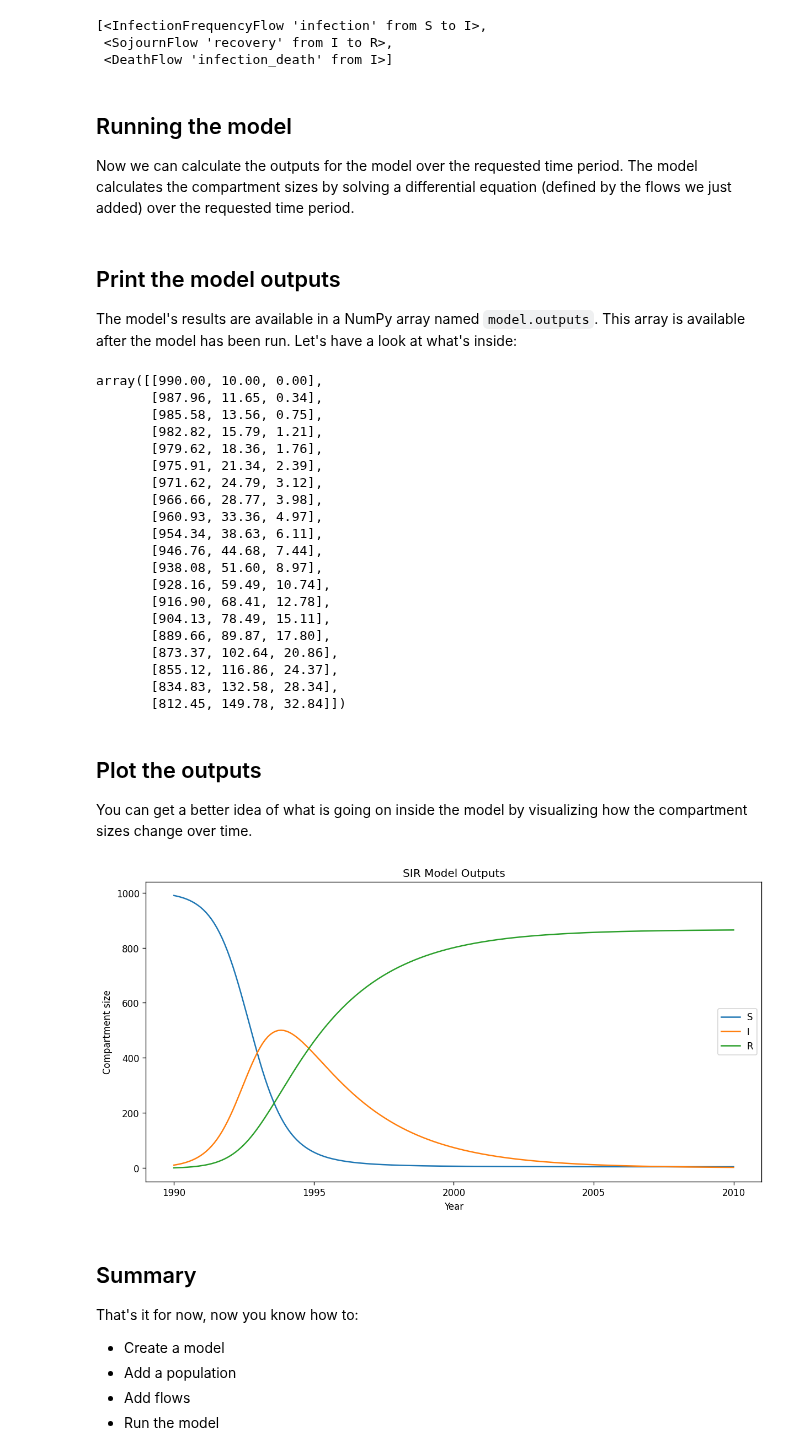
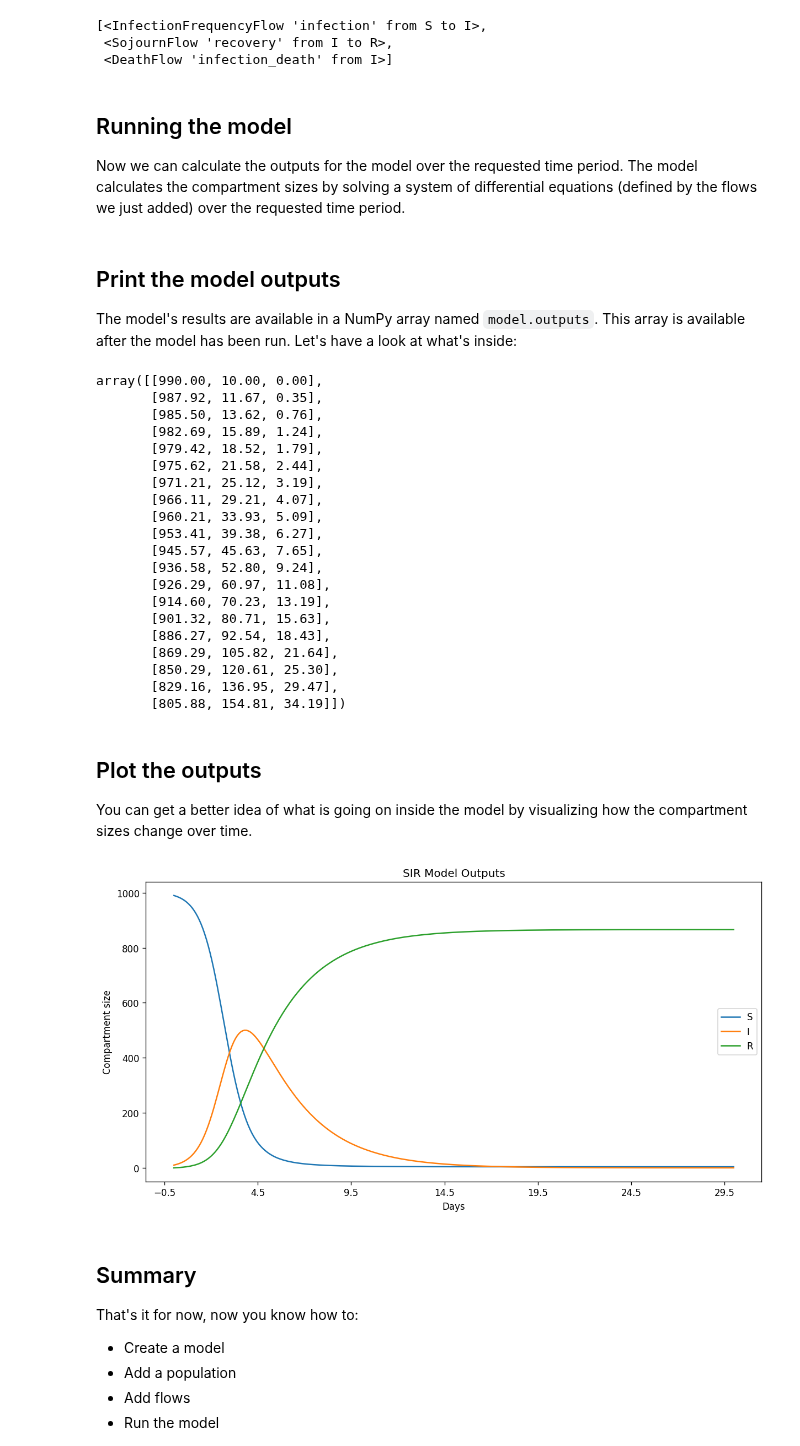
Before and after one commit to monash-emu/summer, a Jupyter notebook: docs/examples/1-basic-model.ipynb, the cells around one changed output. Drawn from its saved outputs; the diff is of its cells as text; code cells hidden in the pictures.

```diff
--- a/docs/examples/1-basic-model.ipynb
+++ b/docs/examples/1-basic-model.ipynb
@@ -14,7 +14,7 @@ First, let's import the summer library and create a new [CompartmentalModel](/ap
 from summer import CompartmentalModel
 
 model = CompartmentalModel(
-    times=[1990, 2010],
+    times=[0, 30],
     compartments=["S", "I", "R"],
     infectious_compartments=["I"],
     timestep=0.1,
@@ -67,7 +67,7 @@ model._flows
 ## Running the model
 
 Now we can calculate the outputs for the model over the requested time period.
-The model calculates the compartment sizes by solving a differential equation (defined by the flows we just added) over the requested time period.
+The model calculates the compartment sizes by solving a system of differential equations (defined by the flows we just added) over the requested time period.
 # %%
 model.run()
 # %% [markdown]
@@ -84,25 +84,25 @@ np.set_printoptions(formatter={'all': lambda f: f"{f:0.2f}"})
 model.outputs[:20]
 # %% [output]
 array([[990.00, 10.00, 0.00],
-       [987.96, 11.65, 0.34],
-       [985.58, 13.56, 0.75],
-       [982.82, 15.79, 1.21],
-       [979.62, 18.36, 1.76],
-       [975.91, 21.34, 2.39],
-       [971.62, 24.79, 3.12],
-       [966.66, 28.77, 3.98],
-       [960.93, 33.36, 4.97],
-       [954.34, 38.63, 6.11],
-       [946.76, 44.68, 7.44],
-       [938.08, 51.60, 8.97],
-       [928.16, 59.49, 10.74],
-       [916.90, 68.41, 12.78],
-       [904.13, 78.49, 15.11],
-       [889.66, 89.87, 17.80],
-       [873.37, 102.64, 20.86],
-       [855.12, 116.86, 24.37],
-       [834.83, 132.58, 28.34],
-       [812.45, 149.78, 32.84]])
+       [987.92, 11.67, 0.35],
+       [985.50, 13.62, 0.76],
+       [982.69, 15.89, 1.24],
+       [979.42, 18.52, 1.79],
+       [975.62, 21.58, 2.44],
+       [971.21, 25.12, 3.19],
+       [966.11, 29.21, 4.07],
+       [960.21, 33.93, 5.09],
+       [953.41, 39.38, 6.27],
+       [945.57, 45.63, 7.65],
+       [936.58, 52.80, 9.24],
+       [926.29, 60.97, 11.08],
+       [914.60, 70.23, 13.19],
+       [901.32, 80.71, 15.63],
+       [886.27, 92.54, 18.43],
+       [869.29, 105.82, 21.64],
+       [850.29, 120.61, 25.30],
+       [829.16, 136.95, 29.47],
+       [805.88, 154.81, 34.19]])
 # %% [markdown]
 ## Plot the outputs
 
@@ -110,22 +110,22 @@ You can get a better idea of what is going on inside the model by visualizing ho
 # %%
 import numpy as np
 import matplotlib.pyplot as plt
 
 fig, ax = plt.subplots(1, 1, figsize=(12, 6), dpi=120)
 
 # Add each compartment to the plot.
 for i in range(model.outputs.shape[1]):
     ax.plot(model.times, model.outputs.T[i])
 
 ax.set_title("SIR Model Outputs")
-ax.set_xlabel("Year")
+ax.set_xlabel("Days")
 ax.set_ylabel("Compartment size")
 ax.legend(["S", "I", "R"])
 start, end = ax.get_xlim()
 ax.xaxis.set_ticks(np.arange(start + 1, end, 5))
 plt.show()
 # %% [output]
-[figure, old version]
+[figure, new version]
 # %% [markdown]
 ## Summary
 
```
Also changed, not shown: parts of 5 cells of this notebook.
